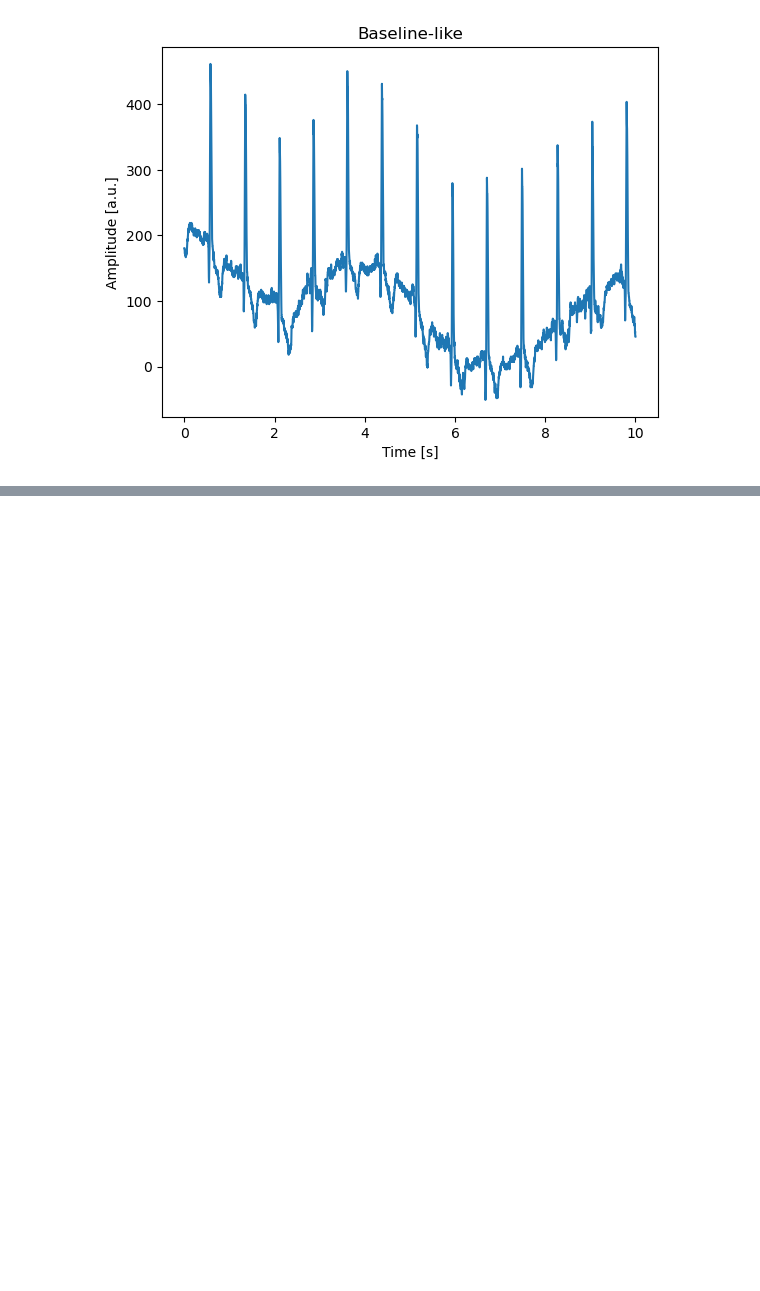
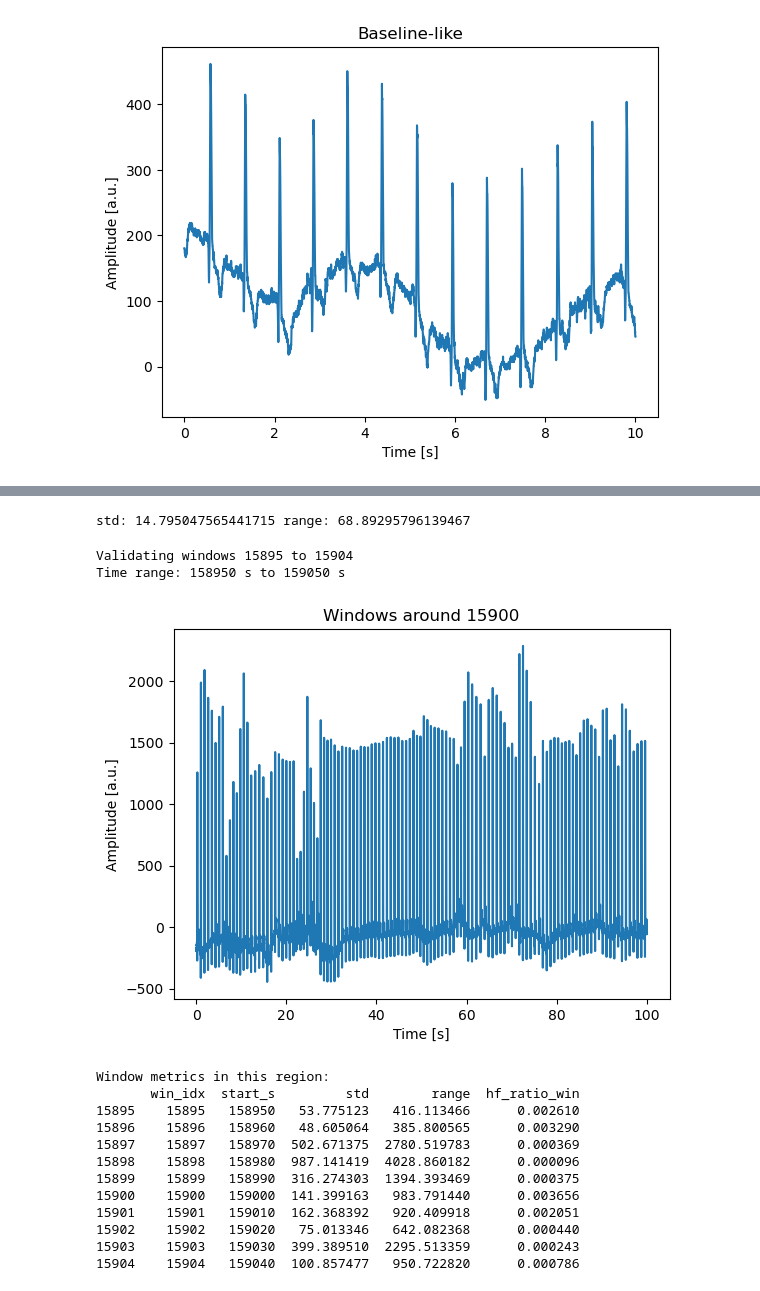
Before and after one commit to AU668208/Epilepsy_MasterThesis, a Jupyter notebook: Study3_main.ipynb, the cells around one changed output, grey strips where cells are left out. Saved outputs shown, nothing was run; the diff lists cells and outputs as text; code cells hidden in the pictures; blank space fills up the shorter version.

```diff
--- a/Study3_main.ipynb
+++ b/Study3_main.ipynb
@@ -422,0 +571,52 @@ Baseline-like: window 14068.0 starting at 140680.0 s
+# %%
+# Antag 10s-vinduer og vi vil undersøge vindue k (f.eks. det der starter ved 30 s i dit relative plot)
+k = first_seg - 1  # vinduet lige før flatline-området
+start_s = k * 10
+
+# Beregn metrics for det konkrete vindue
+x = sig[int(start_s*fs) : int((start_s+10)*fs)]
+std = np.std(x)
+rng = x.max() - x.min()
+
+print("std:", std, "range:", rng)
+# %% [output]
+std: 14.795047565441715 range: 68.89295796139467
+# %%
+# Validate segments around window index 15900
+win_target = 15900
+win_s = 10
+fs = 512.0
+
+# Get the target window and surrounding context
+start_s = (win_target - 5) * win_s  # 5 windows before
+end_s = (win_target + 5) * win_s    # 5 windows after
+
+print(f"Validating windows {win_target - 5} to {win_target + 4}")
+print(f"Time range: {start_s} s to {end_s} s")
+
+# Plot the segment
+plot_window(sig, fs, start_s=start_s, duration_s=(end_s - start_s),
+            title=f"Windows around {win_target}")
+
+# Compute metrics for this window region
+df_region = df_win[(df_win["win_idx"] >= win_target - 5) &
+                    (df_win["win_idx"] <= win_target + 4)]
+
+print("\nWindow metrics in this region:")
+print(df_region[["win_idx", "start_s", "std", "range", "hf_ratio_win"]])
+# %% [output]
+Validating windows 15895 to 15904
+Time range: 158950 s to 159050 s
+[figure, added]
+Window metrics in this region:
+       win_idx  start_s         std        range  hf_ratio_win
+15895    15895   158950   53.775123   416.113466      0.002610
+15896    15896   158960   48.605064   385.800565      0.003290
+15897    15897   158970  502.671375  2780.519783      0.000369
+15898    15898   158980  987.141419  4028.860182      0.000096
+15899    15899   158990  316.274303  1394.393469      0.000375
+15900    15900   159000  141.399163   983.791440      0.003656
+15901    15901   159010  162.368392   920.409918      0.002051
+15902    15902   159020   75.013346   642.082368      0.000440
+15903    15903   159030  399.389510  2295.513359      0.000243
+15904    15904   159040  100.857477   950.722820      0.000786
```
Also changed, not shown: parts of 3 cells of this notebook.
